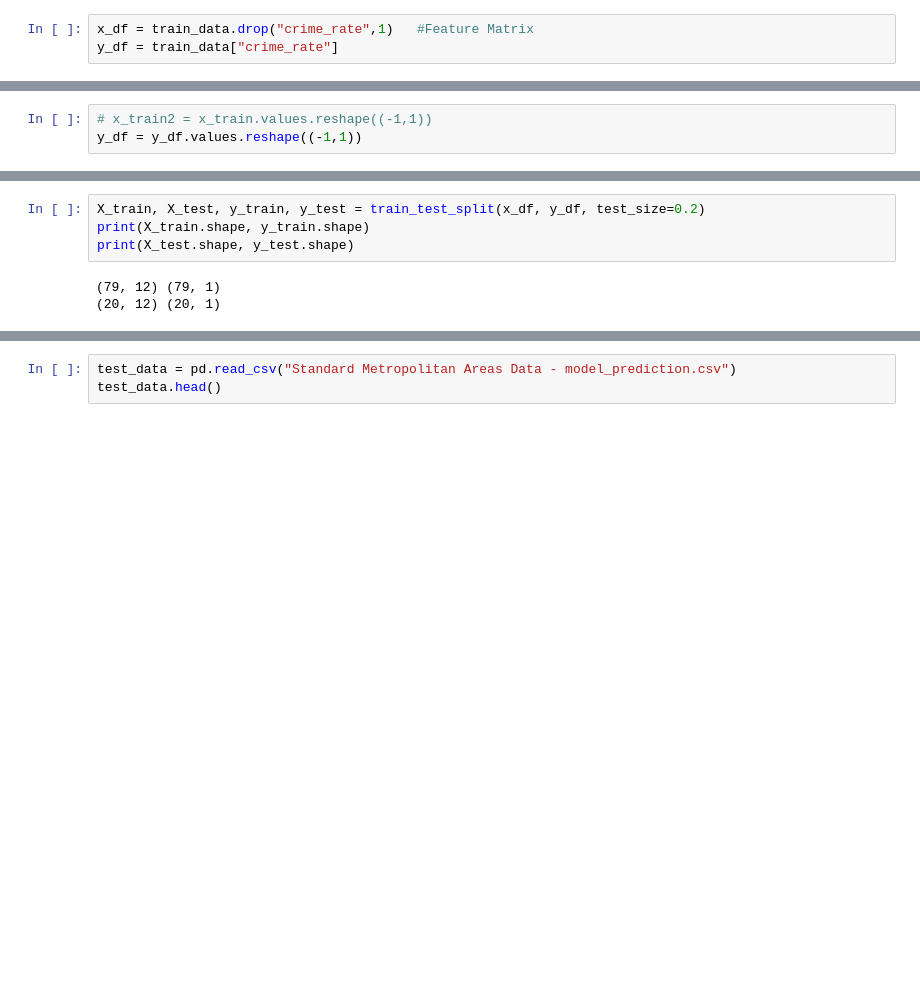
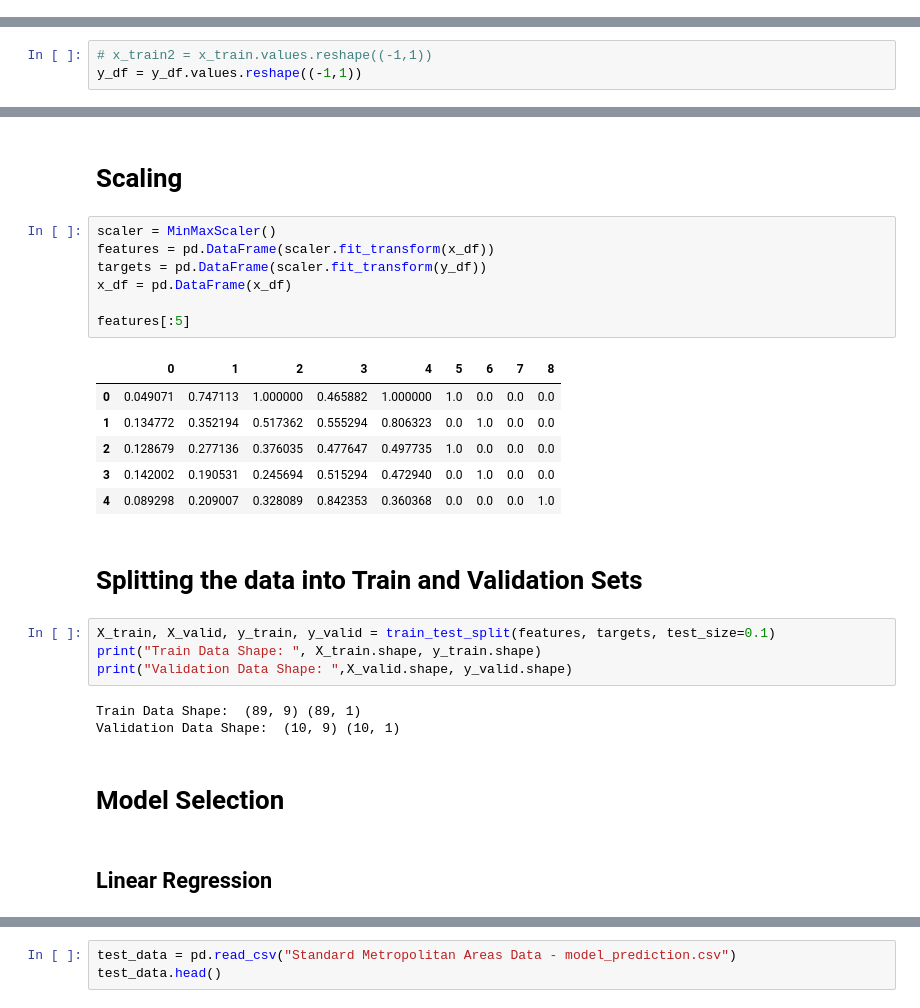
Before and after one commit to Gunnika/Crime-Rate-Prediction, a Jupyter notebook: Crime Rate Prediction.ipynb, the cells around one changed output, grey strips where cells are left out. Saved outputs shown, nothing was run; the diff lists cells and outputs as text; blank space fills up the shorter version.

```diff
--- a/Crime Rate Prediction.ipynb
+++ b/Crime Rate Prediction.ipynb
@@ -67,6 +104,3 @@ train_data[:5]
-# %%
-x_df = train_data.drop("crime_rate",1)   #Feature Matrix
-y_df = train_data["crime_rate"]
 # %%
 print("X Shape: {}".format(x_df.shape))
 print("Y Shape: {}".format(y_df.shape))
@@ -84,8 +118,30 @@ X Shape: (99, 12)
 Y Shape: (99, 1)
+# %% [markdown]
+# Scaling
+# %%
+scaler = MinMaxScaler()
+features = pd.DataFrame(scaler.fit_transform(x_df))
+targets = pd.DataFrame(scaler.fit_transform(y_df))
+x_df = pd.DataFrame(x_df)
+
+features[:5]
+# %% [output]
+|  | 0 | 1 | 2 | 3 | 4 | 5 | 6 | 7 | 8 |
+| 0 | 0.049071 | 0.747113 | 1.000000 | 0.465882 | 1.000000 | 1.0 | 0.0 | 0.0 | 0.0 |
+| 1 | 0.134772 | 0.352194 | 0.517362 | 0.555294 | 0.806323 | 0.0 | 1.0 | 0.0 | 0.0 |
+| 2 | 0.128679 | 0.277136 | 0.376035 | 0.477647 | 0.497735 | 1.0 | 0.0 | 0.0 | 0.0 |
+| 3 | 0.142002 | 0.190531 | 0.245694 | 0.515294 | 0.472940 | 0.0 | 1.0 | 0.0 | 0.0 |
+| 4 | 0.089298 | 0.209007 | 0.328089 | 0.842353 | 0.360368 | 0.0 | 0.0 | 0.0 | 1.0 |
+# %% [markdown]
+# Splitting the data into Train and Validation Sets
 # %%
-X_train, X_test, y_train, y_test = train_test_split(x_df, y_df, test_size=0.2)
-print(X_train.shape, y_train.shape)
-print(X_test.shape, y_test.shape)
+X_train, X_valid, y_train, y_valid = train_test_split(features, targets, test_size=0.1)
+print("Train Data Shape: ", X_train.shape, y_train.shape)
+print("Validation Data Shape: ",X_valid.shape, y_valid.shape)
 # %% [output]
-(79, 12) (79, 1)
-(20, 12) (20, 1)
+Train Data Shape:  (89, 9) (89, 1)
+Validation Data Shape:  (10, 9) (10, 1)
+# %% [markdown]
+# Model Selection
+# %% [markdown]
+## Linear Regression
```
Also changed, not shown: parts of 48 cells of this notebook.
